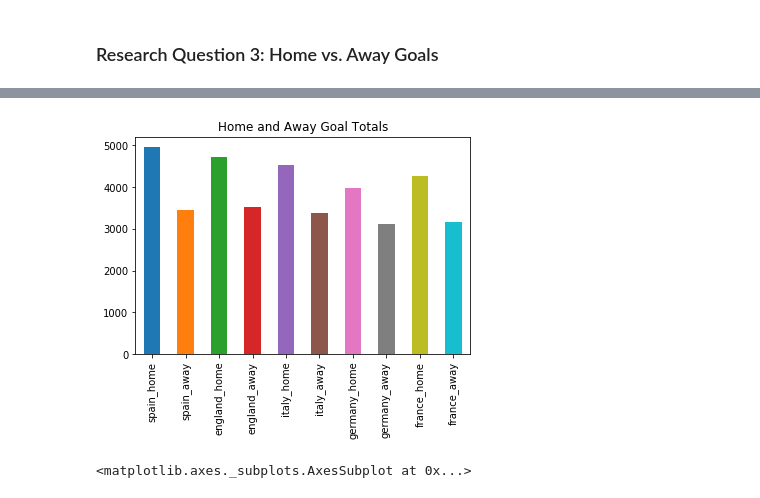
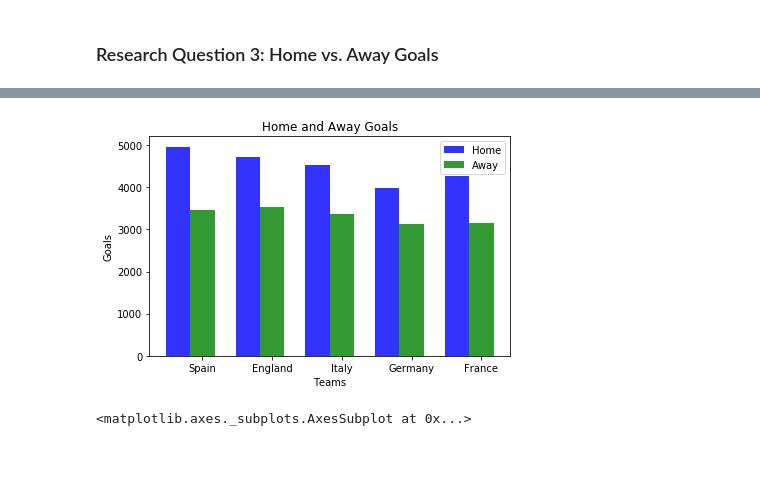
Before and after one commit to ipaulson/soccer-db, a Jupyter notebook: eu-soccer-db.ipynb, the cells around one changed output, grey strips where cells are left out. Drawn from its saved outputs; the diff is of its cells as text; code cells hidden in the pictures; blank space fills up the shorter version.

Commit message:
Complete home and away goals plot

```diff
--- a/eu-soccer-db.ipynb
+++ b/eu-soccer-db.ipynb
@@ -317,35 +316,67 @@ df.plot(figsize=(16,8), title='Average Goals per Game Over Time')
 # %%
 home_and_away = pd.DataFrame(index=np.sort(goals_by_season['season'].unique()),
                              columns=['spain_home','spain_away',
                                       'england_home','england_away',
                                       'italy_home','italy_away',
                                       'germany_home','germany_away',
                                       'france_home','france_away'])
 
 home_and_away.loc[:,'spain_home'] = list(goals_by_season.loc[goals_by_season['country_name']=='Spain','home_goals'])
 home_and_away.loc[:,'spain_away'] = list(goals_by_season.loc[goals_by_season['country_name']=='Spain','away_goals'])
 home_and_away.loc[:,'england_home'] = list(goals_by_season.loc[goals_by_season['country_name']=='England','home_goals'])
 home_and_away.loc[:,'england_away'] = list(goals_by_season.loc[goals_by_season['country_name']=='England','away_goals'])
 home_and_away.loc[:,'italy_home'] = list(goals_by_season.loc[goals_by_season['country_name']=='Italy','home_goals'])
 home_and_away.loc[:,'italy_away'] = list(goals_by_season.loc[goals_by_season['country_name']=='Italy','away_goals'])
 home_and_away.loc[:,'germany_home'] = list(goals_by_season.loc[goals_by_season['country_name']=='Germany','home_goals'])
 home_and_away.loc[:,'germany_away'] = list(goals_by_season.loc[goals_by_season['country_name']=='Germany','away_goals'])
 home_and_away.loc[:,'france_home'] = list(goals_by_season.loc[goals_by_season['country_name']=='France','home_goals'])
 home_and_away.loc[:,'france_away'] = list(goals_by_season.loc[goals_by_season['country_name']=='France','away_goals'])
 
-home_and_away.sum().plot(kind="bar",title="Home and Away Goal Totals")
+
 display(home_and_away)
+
+# data to plot
+n_groups = 5
+home_goals = (home_and_away['spain_home'].sum(),home_and_away['england_home'].sum(),home_and_away['italy_home'].sum(),
+             home_and_away['germany_home'].sum(),home_and_away['france_home'].sum())
+away_goals = (home_and_away['spain_away'].sum(),home_and_away['england_away'].sum(),home_and_away['italy_away'].sum(),
+             home_and_away['germany_away'].sum(),home_and_away['france_away'].sum())
+
+# create plot
+fig, ax = plt.subplots()
+index = np.arange(n_groups)
+bar_width = 0.35
+opacity = 0.8
+
+rects1 = plt.bar(index, home_goals, bar_width,
+                 alpha=opacity,
+                 color='b',
+                 label='Home')
+
+rects2 = plt.bar(index + bar_width, away_goals, bar_width,
+                 alpha=opacity,
+                 color='g',
+                 label='Away')
+
+plt.xlabel('Teams')
+plt.ylabel('Goals')
+plt.title('Home and Away Goals')
+plt.xticks(index + bar_width, ('Spain', 'England', 'Italy', 'Germany','France'))
+plt.legend()
+
+plt.tight_layout()
+plt.show()
 # %% [output]
 |  | spain_home | spain_away | england_home | england_away | italy_home | italy_away | germany_home | ... |
 | 2008/2009 | 615 | 428 | 567 | 459 | 559 | 420 | 479 | ... |
 | 2009/2010 | 584 | 425 | 560 | 415 | 568 | 450 | 486 | ... |
 | 2010/2011 | 620 | 425 | 598 | 454 | 584 | 451 | 535 | ... |
 | 2011/2012 | 641 | 450 | 592 | 471 | 568 | 435 | 487 | ... |
 | 2012/2013 | 638 | 412 | 604 | 462 | 541 | 384 | 508 | ... |
 | 2013/2014 | 622 | 420 | 617 | 446 | 544 | 411 | 504 | ... |
 | 2014/2015 | 608 | 423 | 645 | 408 | 586 | 406 | 463 | ... |
 | 2015/2016 | 631 | 470 | 532 | 410 | 578 | 410 | 520 | ... |
-[figure, old version]
+[figure, new version]
 # %%
 esp = home_and_away[['spain_home','spain_away']]
 display(esp.plot(title="Home and Away Goals Over Time Spain"))
```
Also changed, not shown: parts of 3 cells of this notebook.
